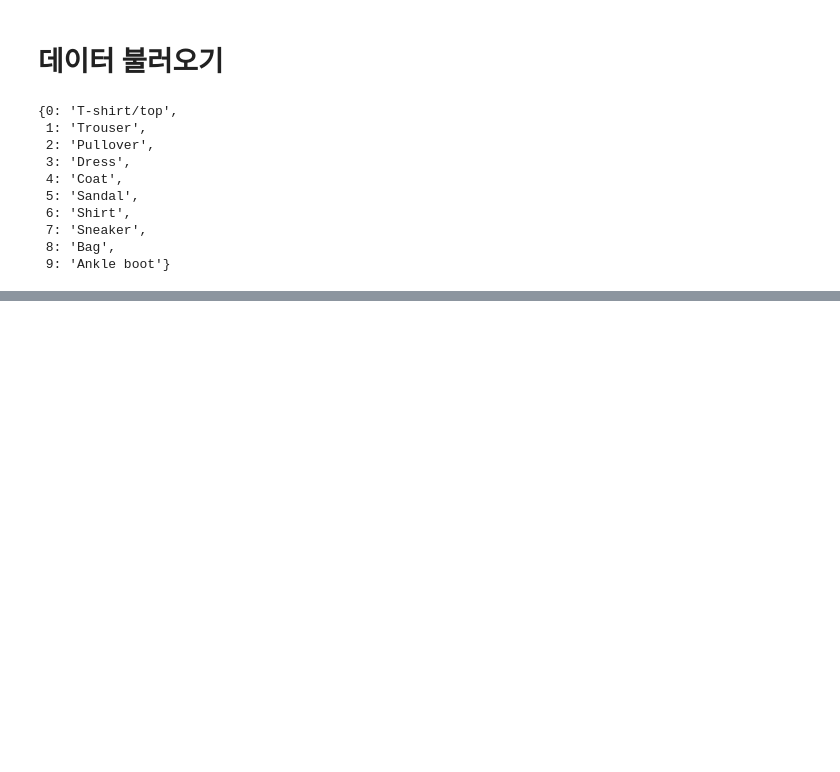
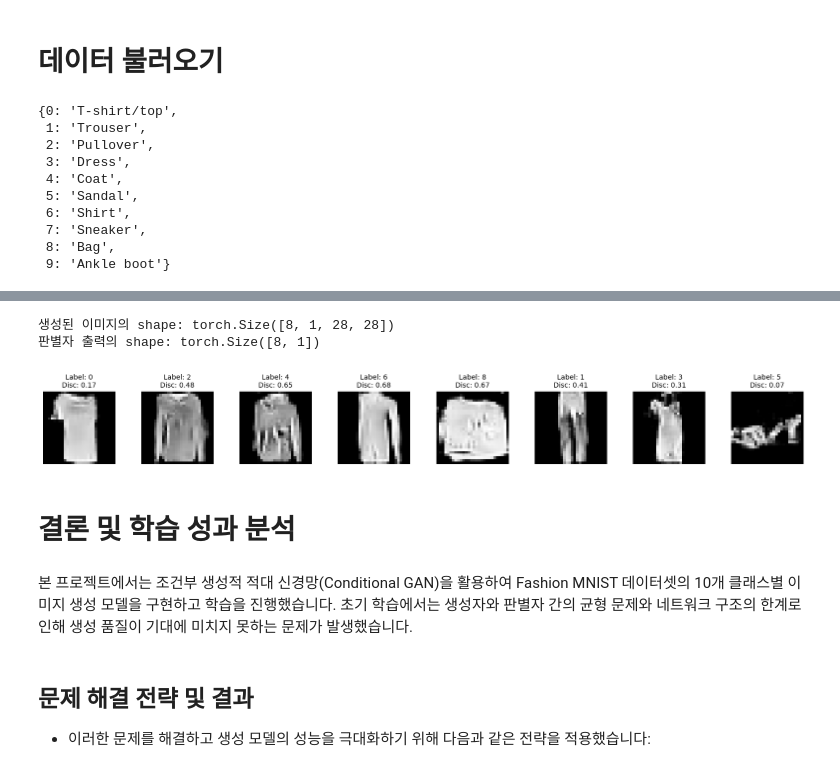
Before and after one commit to LEEYH205/ai_study_mission, a Jupyter notebook: mission9/09_1팀_이영호.ipynb, the cells around one changed output, grey strips where cells are left out. Drawn from its saved outputs; the diff is of its cells as text; code cells hidden in the pictures; blank space fills up the shorter version.

```diff
--- a/mission9/09_1팀_이영호.ipynb
+++ b/mission9/09_1팀_이영호.ipynb
@@ -305,0 +694,44 @@ plt.show()
+# %%
+# generator와 discriminator 작동 확인 및 시각화 (라벨, 판별자 결과 포함)
+generator.eval()
+discriminator.eval()
+
+manual_labels = torch.tensor([0, 2, 4, 6, 8, 1, 3, 5], device=device)
+batch_size = manual_labels.size(0)
+
+# 입력 라벨에 맞춰 노이즈 생성
+noise = torch.randn(batch_size, latent_dim, device=device)
+
+# 생성자와 판별자 실행
+with torch.no_grad():
+    fake_images = generator(noise, manual_labels)
+    disc_output = discriminator(fake_images, manual_labels)
+
+print("생성된 이미지의 shape:", fake_images.shape)  # [batch_size, 1, 28, 28]
+print("판별자 출력의 shape:", disc_output.shape)     # [batch_size, 1]
+
+# 결과 시각화: 생성된 이미지와 라벨, 판별자 결과를 함께 표시
+import matplotlib.pyplot as plt
+
+fake_images_cpu = fake_images.detach().cpu().numpy()
+disc_output_cpu = disc_output.detach().cpu().numpy()
+
+fig, axs = plt.subplots(1, batch_size, figsize=(batch_size * 2, 2))
+for i in range(batch_size):
+    axs[i].imshow(fake_images_cpu[i, 0, :, :], cmap='gray')
+    axs[i].axis('off')
+    score = disc_output_cpu[i, 0]
+    axs[i].set_title(f"Label: {manual_labels[i].item()}\nDisc: {score:.2f}", fontsize=10)
+plt.tight_layout()
+plt.show()
+# %% [output]
+생성된 이미지의 shape: torch.Size([8, 1, 28, 28])
+판별자 출력의 shape: torch.Size([8, 1])
+[figure, added]
+# %% [markdown]
+# 결론 및 학습 성과 분석
+# %% [markdown]
+본 프로젝트에서는 조건부 생성적 적대 신경망(Conditional GAN)을 활용하여 Fashion MNIST 데이터셋의 10개 클래스별 이미지 생성 모델을 구현하고 학습을 진행했습니다. 초기 학습에서는 생성자와 판별자 간의 균형 문제와 네트워크 구조의 한계로 인해 생성 품질이 기대에 미치지 못하는 문제가 발생했습니다.
+# %% [markdown]
+## 문제 해결 전략 및 결과
+- 이러한 문제를 해결하고 생성 모델의 성능을 극대화하기 위해 다음과 같은 전략을 적용했습니다:
```
Also changed, not shown: parts of 13 cells of this notebook.
